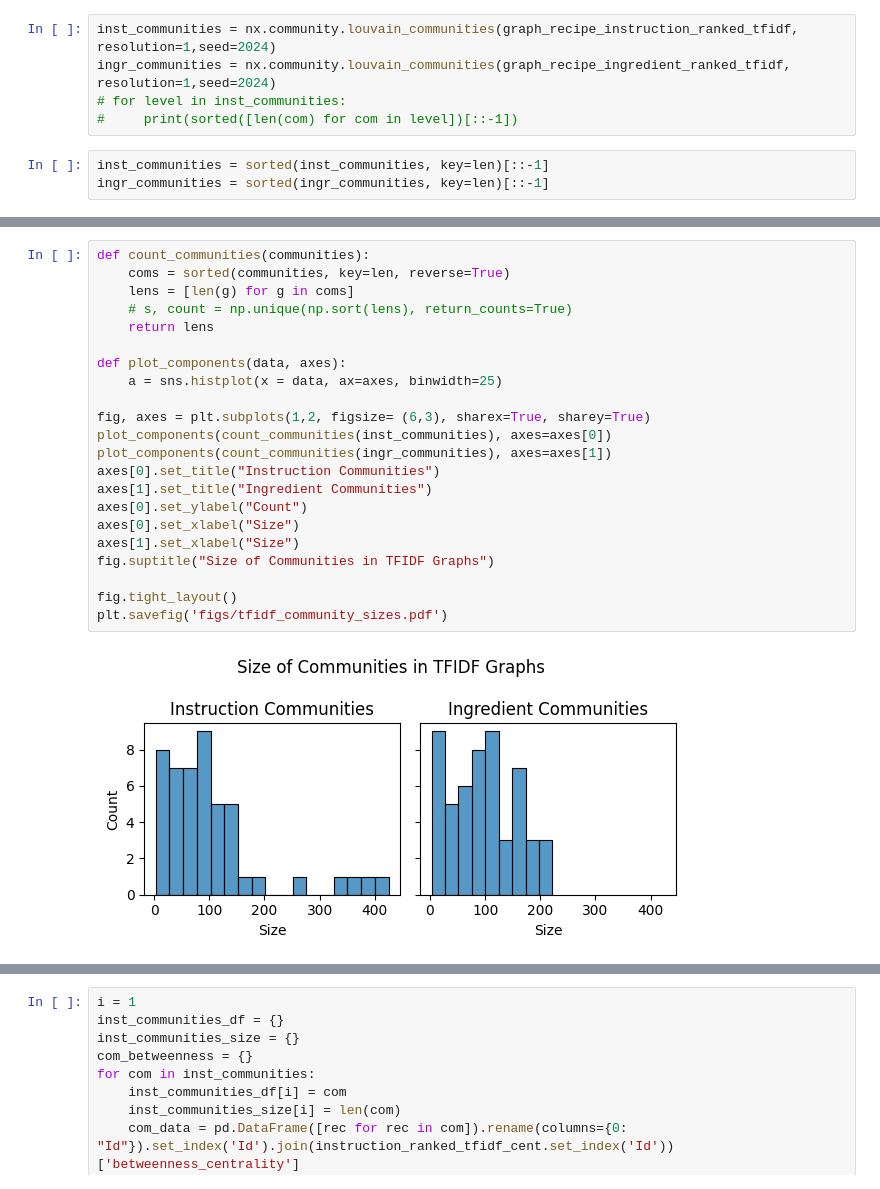
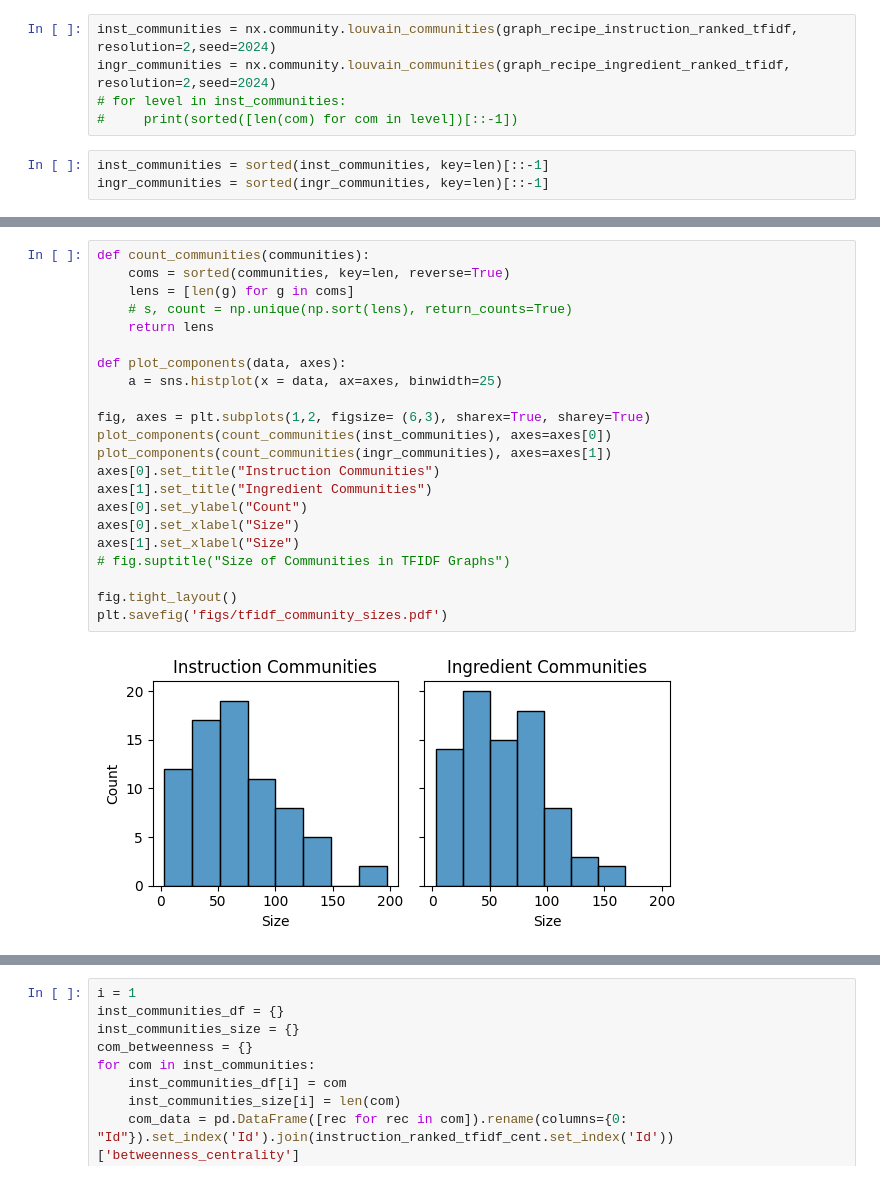
Before and after one commit to nmreimer/networksci2024recipe, a Jupyter notebook: networkanalysis2.ipynb, the cells around one changed output, grey strips where cells are left out. Cells and saved outputs as stored; diff of their text form.

```diff
--- a/networkanalysis2.ipynb
+++ b/networkanalysis2.ipynb
@@ -230,8 +255,8 @@ fig.tight_layout()
 # %% [output]
 [figure]
 # %%
-inst_communities = nx.community.louvain_communities(graph_recipe_instruction_ranked_tfidf, resolution=1,seed=2024)
-ingr_communities = nx.community.louvain_communities(graph_recipe_ingredient_ranked_tfidf, resolution=1,seed=2024)
+inst_communities = nx.community.louvain_communities(graph_recipe_instruction_ranked_tfidf, resolution=2,seed=2024)
+ingr_communities = nx.community.louvain_communities(graph_recipe_ingredient_ranked_tfidf, resolution=2,seed=2024)
 # for level in inst_communities:
 #     print(sorted([len(com) for com in level])[::-1])
 # %%
@@ -415,24 +493,24 @@ plt.savefig('figs/tfidf_instcommunity_ingredients.pdf')
 # %%
 def count_communities(communities):
     coms = sorted(communities, key=len, reverse=True)
     lens = [len(g) for g in coms]
     # s, count = np.unique(np.sort(lens), return_counts=True)
     return lens
 
 def plot_components(data, axes):
     a = sns.histplot(x = data, ax=axes, binwidth=25)
 
 fig, axes = plt.subplots(1,2, figsize= (6,3), sharex=True, sharey=True)
 plot_components(count_communities(inst_communities), axes=axes[0])
 plot_components(count_communities(ingr_communities), axes=axes[1])
 axes[0].set_title("Instruction Communities")
 axes[1].set_title("Ingredient Communities")
 axes[0].set_ylabel("Count")
 axes[0].set_xlabel("Size")
 axes[1].set_xlabel("Size")
-fig.suptitle("Size of Communities in TFIDF Graphs")
+# fig.suptitle("Size of Communities in TFIDF Graphs")
 
 fig.tight_layout()
 plt.savefig('figs/tfidf_community_sizes.pdf')
 # %% [output]
-[figure, old version]
+[figure, new version]
```
Also changed, not shown: parts of 27 cells of this notebook, 4 other files.
